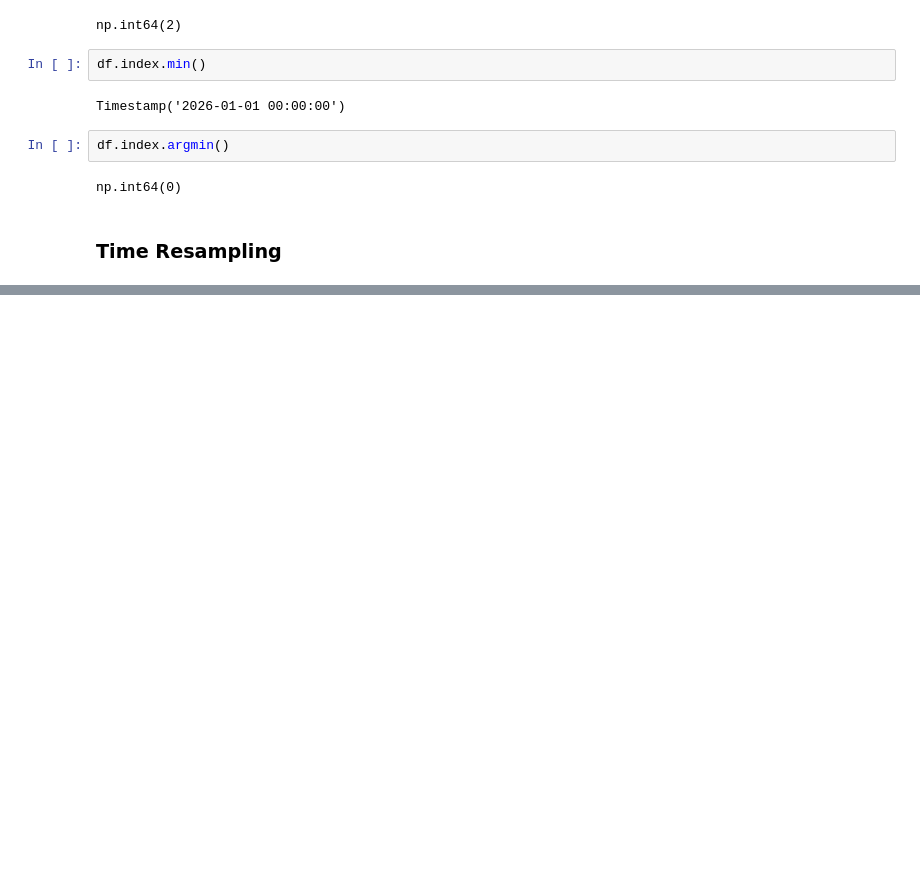
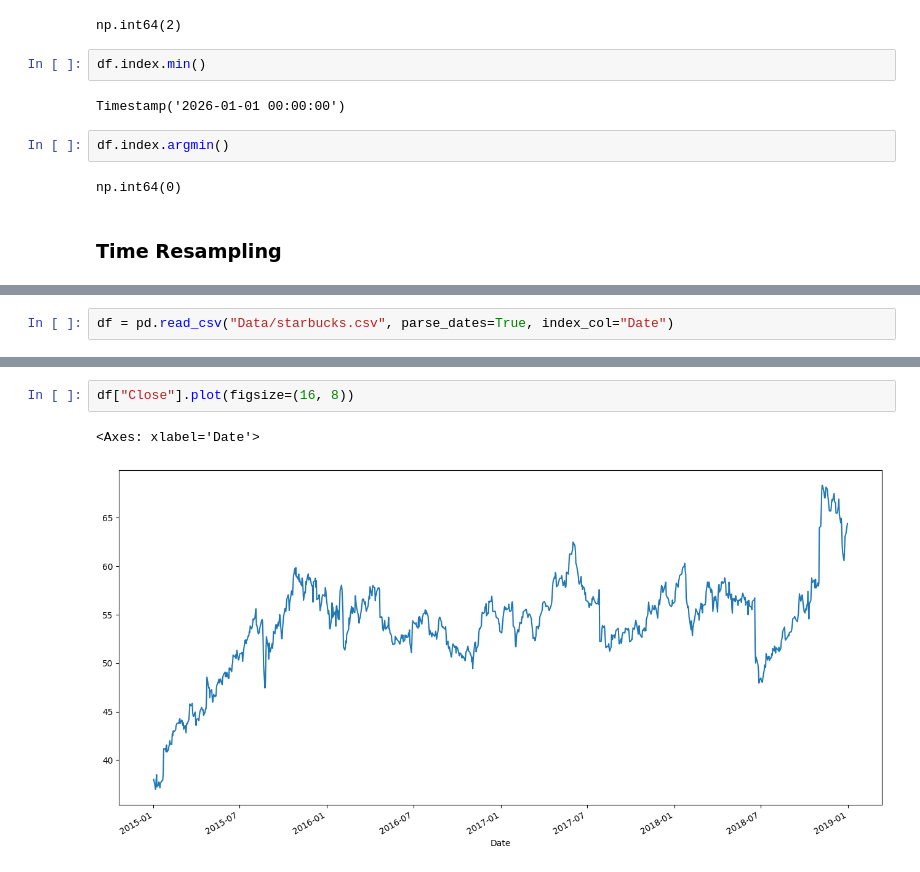
Before and after one commit to ibrahimaltun/udemy-courses, a Jupyter notebook: python-for-time-series-data-analysis/4.Time_Series_wPandas.ipynb, the cells around one changed output, grey strips where cells are left out. Drawn from its saved outputs; the diff is of its cells as text; blank space fills up the shorter version.

```diff
--- a/python-for-time-series-data-analysis/4.Time_Series_wPandas.ipynb
+++ b/python-for-time-series-data-analysis/4.Time_Series_wPandas.ipynb
@@ -102,0 +327,2 @@ np.int64(0)
+# %%
+df = pd.read_csv("Data/starbucks.csv", parse_dates=True, index_col="Date")
@@ -102,0 +350,5 @@ np.int64(0)
+# %%
+df["Close"].plot(figsize=(16, 8))
+# %% [output]
+<Axes: xlabel='Date'>
+[figure, added]
```
Also changed, not shown: parts of 37 cells of this notebook.
